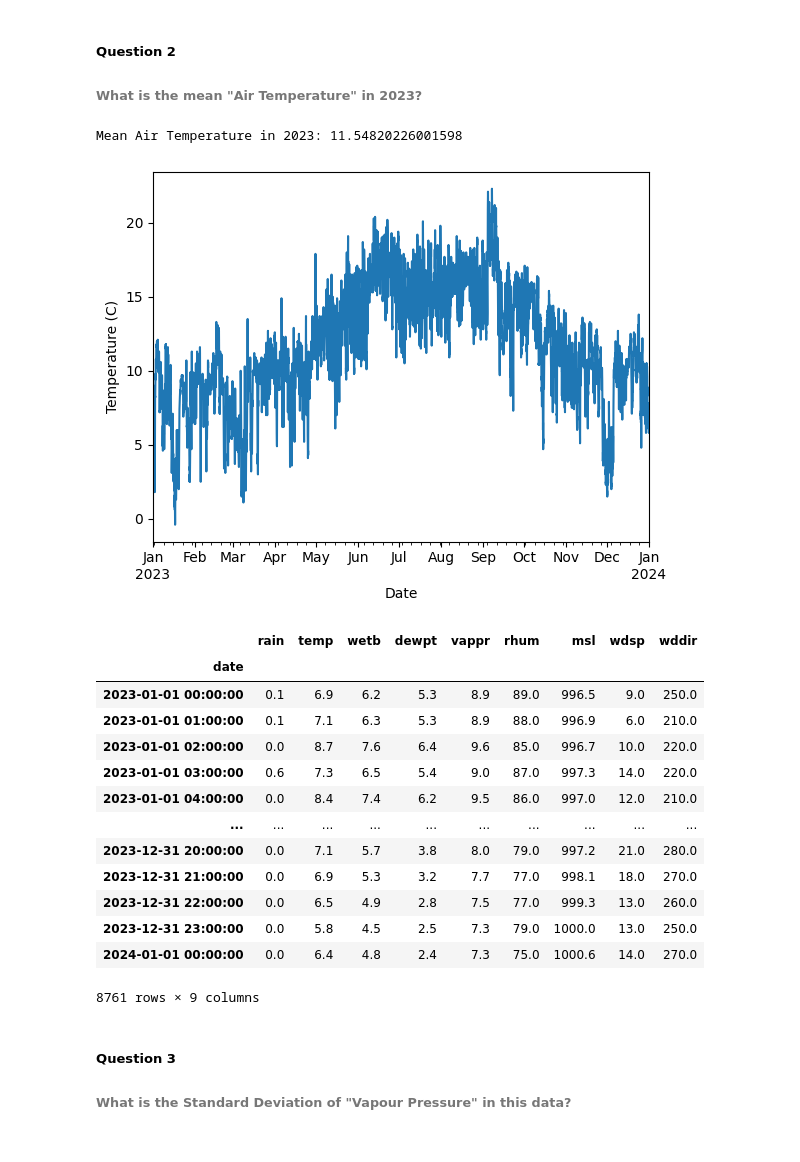
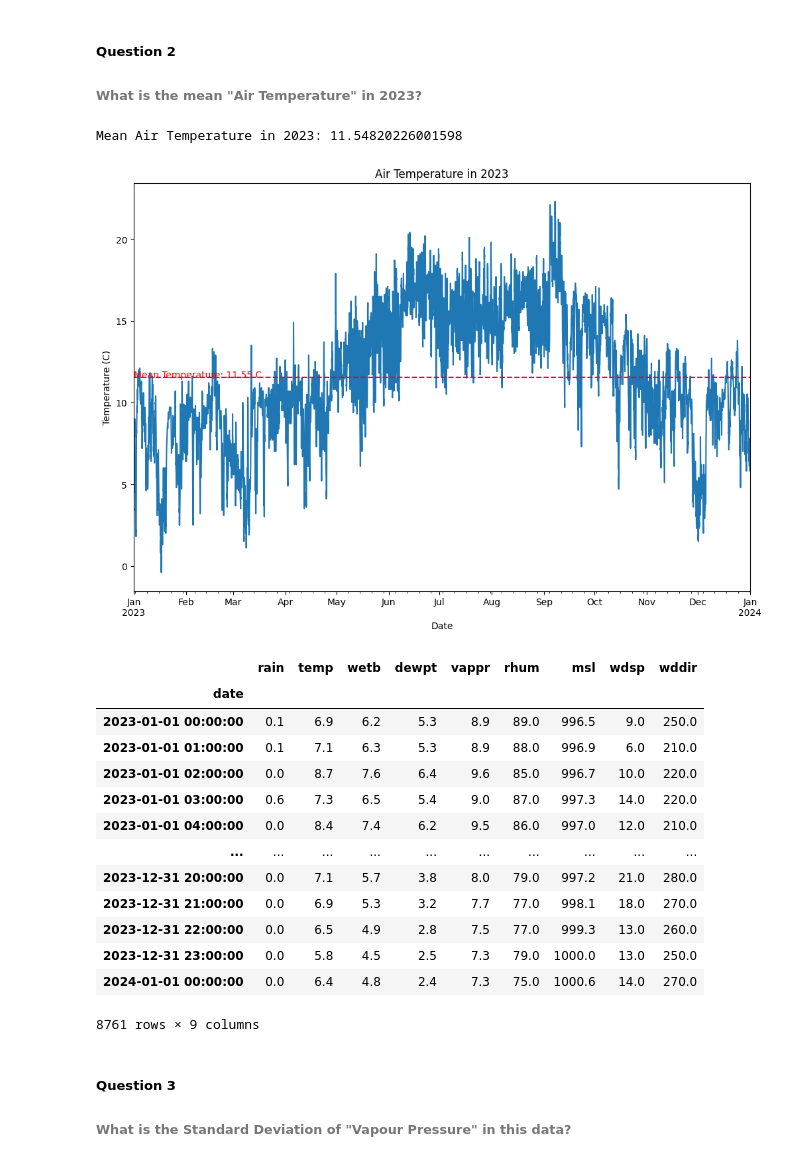
Before and after one commit to felipedds/weather-analysis, a Jupyter notebook: notebooks/analysis.ipynb, the cells around one changed output. Saved outputs shown, nothing was run; the diff lists cells and outputs as text; code cells hidden in the pictures.

```diff
--- a/notebooks/analysis.ipynb
+++ b/notebooks/analysis.ipynb
@@ -141,19 +141,22 @@ Name: wdsp, dtype: int64
 # %%
 df_2023 = data[(data["date"] >= "2023-01-01") & (data["date"] <= "2024-01-01")]
 mean_air_temperature_2023 = df_2023["temp"].mean()
 print("Mean Air Temperature in 2023:", mean_air_temperature_2023)
 
 df_2023.set_index("date", inplace=True)
+plt.figure(figsize=(12, 8))
 df_2023["temp"].plot()
-plt.xlabel('Date')
-plt.ylabel('Temperature (C)')
-
-# Display the plot
+plt.axhline(y=mean_air_temperature_2023, color="r", linestyle="--", label="Mean Temperature")
+plt.text(df_2023.index[0], mean_air_temperature_2023, f"Mean Temperature: {mean_air_temperature_2023:.2f} C", color="red")
+plt.xlabel("Date")
+plt.ylabel("Temperature (C)")
+plt.title("Air Temperature in 2023")
+plt.savefig("../reports/air_temperature_2023.png")
 plt.show()
 df_2023
 # %% [output]
 Mean Air Temperature in 2023: 11.54820226001598
-[figure, old version]
+[figure, new version]
 |  | rain | temp | wetb | dewpt | vappr | rhum | msl | wdsp | wddir |
 | date |  |  |  |  |  |  |  |  |  |
 | 2023-01-01 00:00:00 | 0.1 | 6.9 | 6.2 | 5.3 | 8.9 | 89.0 | 996.5 | 9.0 | 250.0 |
```
Also changed, not shown: parts of 1 cell of this notebook, 2 other files.
